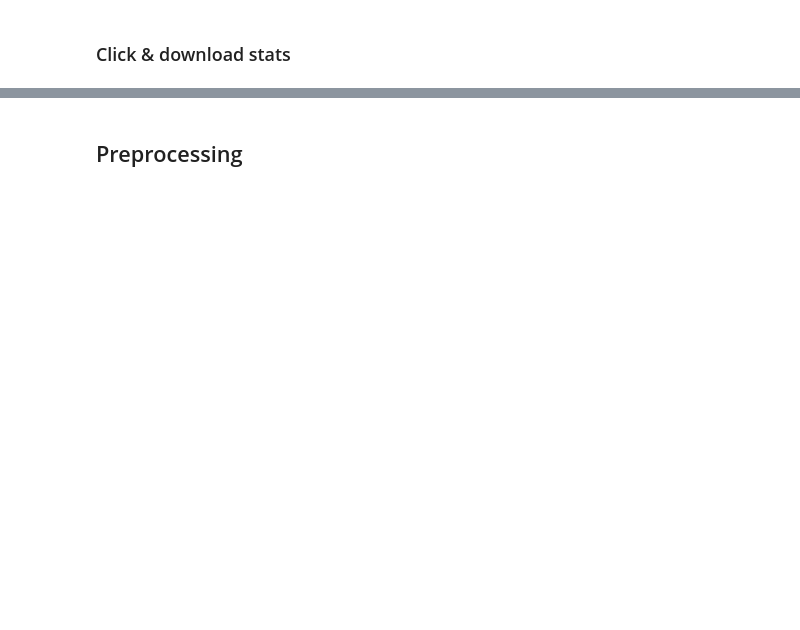
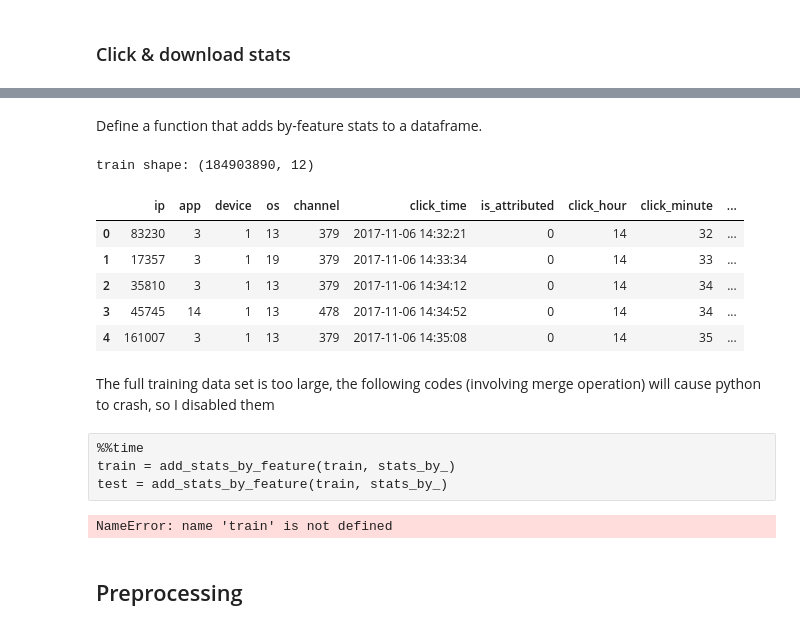
Before and after one commit to ligz08/Kaggle-TalkingData-AdTracking-Fraud-Detection, a Jupyter notebook: python/2 Feature Engineering and Preprocessing.ipynb, the cells around one changed output, grey strips where cells are left out. Saved outputs shown, nothing was run; the diff lists cells and outputs as text; code cells hidden in the pictures; blank space fills up the shorter version.

```diff
--- a/python/2 Feature Engineering and Preprocessing.ipynb
+++ b/python/2 Feature Engineering and Preprocessing.ipynb
@@ -254,0 +120,2 @@ display(train.head())
+# %% [markdown]
+Define a function that adds by-feature stats to a dataframe.
@@ -255,2 +131,24 @@ display(train.head())
+# %%
+print('train shape:', train.shape)
+display(train.head())
+# %% [output]
+train shape: (184903890, 12)
+|  | ip | app | device | os | channel | click_time | is_attributed | click_hour | click_minute | ... |
+| 0 | 83230 | 3 | 1 | 13 | 379 | 2017-11-06 14:32:21 | 0 | 14 | 32 | ... |
+| 1 | 17357 | 3 | 1 | 19 | 379 | 2017-11-06 14:33:34 | 0 | 14 | 33 | ... |
+| 2 | 35810 | 3 | 1 | 13 | 379 | 2017-11-06 14:34:12 | 0 | 14 | 34 | ... |
+| 3 | 45745 | 14 | 1 | 13 | 478 | 2017-11-06 14:34:52 | 0 | 14 | 34 | ... |
+| 4 | 161007 | 3 | 1 | 13 | 379 | 2017-11-06 14:35:08 | 0 | 14 | 35 | ... |
+# %% [markdown]
+The full training data set is too large, the following codes (involving merge operation) will cause python to crash, so I disabled them
+# %% [raw]
+%%time
+train = add_stats_by_feature(train, stats_by_)
+test = add_stats_by_feature(train, stats_by_)
+# %%
+print('train shape:', train.shape)
+display(train.head())
+# %% [output]
+NameError: name 'train' is not defined
 # %% [markdown]
 ## Preprocessing
```
Also changed, not shown: parts of 45 cells of this notebook, 8 other files.
